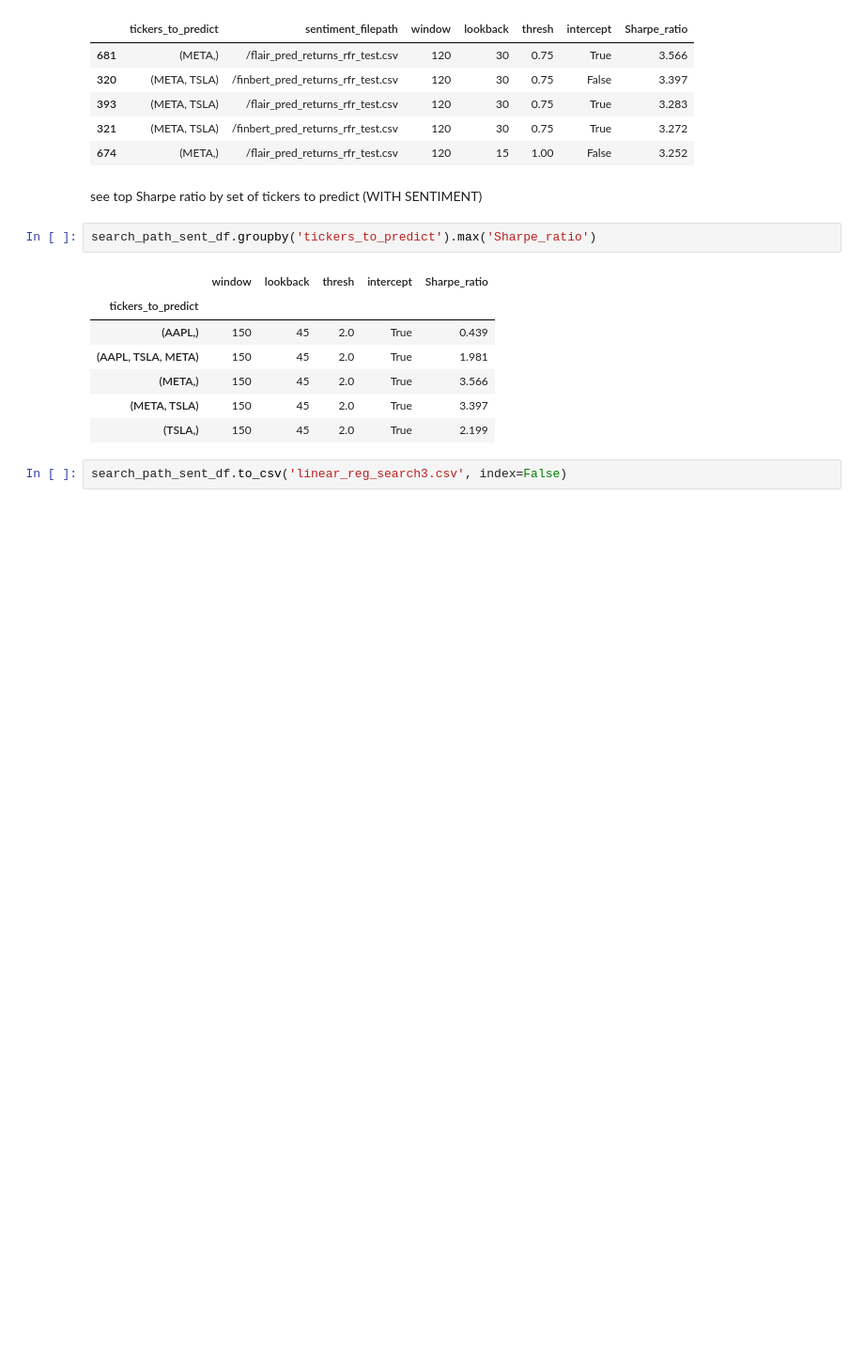
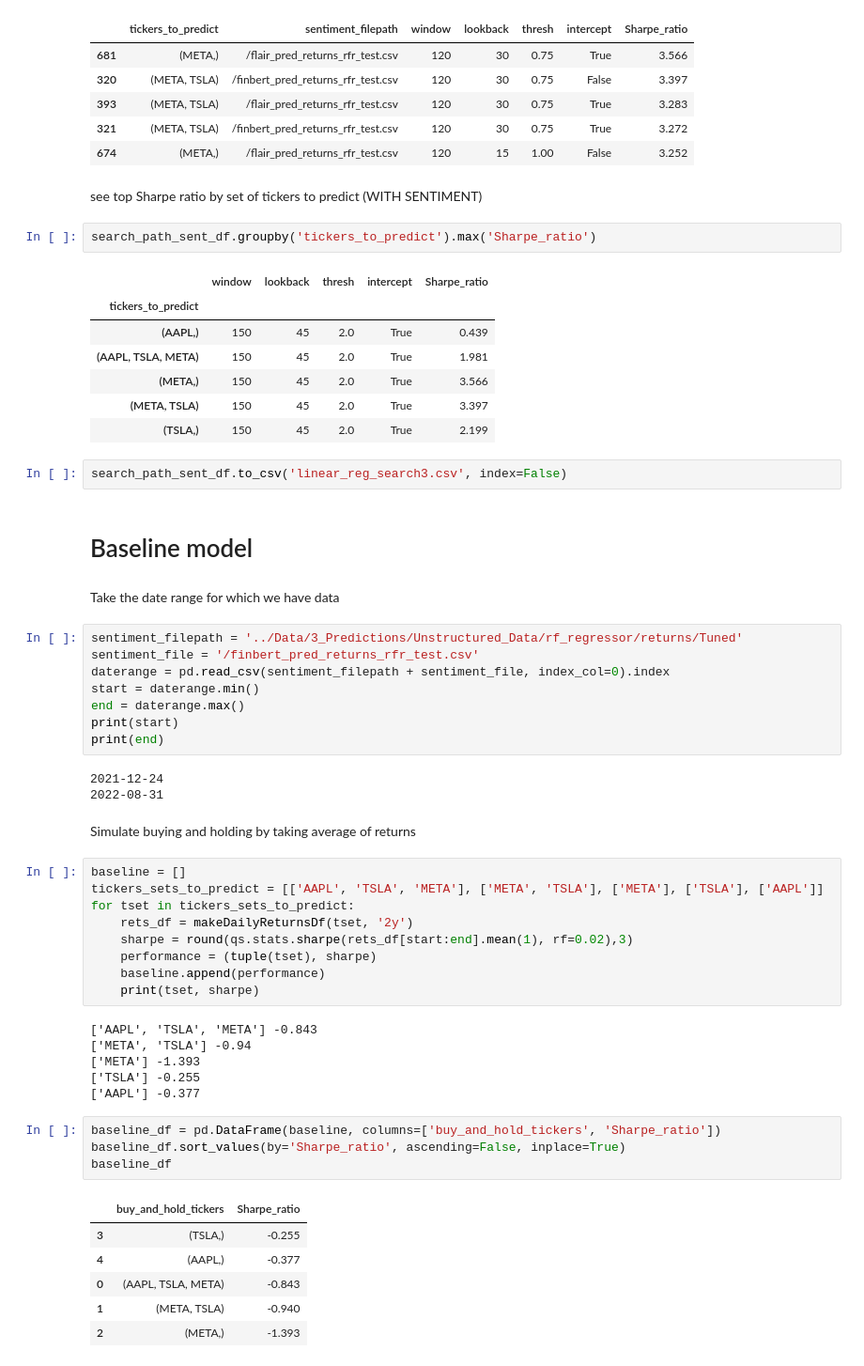
Before and after one commit to eltontay/Stock-Returns-Prediction-ML-Textual-Analysis, a Jupyter notebook: Data-Models/Linear_Regression_sent.ipynb, the cells around one changed output. Shown at 94% size. Cells and saved outputs as stored; diff of their text form; blank space fills up the shorter version.

Commit message:
Added comparison to baseline models

```diff
--- a/Data-Models/Linear_Regression_sent.ipynb
+++ b/Data-Models/Linear_Regression_sent.ipynb
@@ -514,3 +514,46 @@ search_path_sent_df.groupby('tickers_to_predict').max('Sharpe_ratio')
 | (TSLA,) | 150 | 45 | 2.0 | True | 2.199 |
 # %%
 search_path_sent_df.to_csv('linear_reg_search3.csv', index=False)
+# %% [markdown]
+# Baseline model
+# %% [markdown]
+Take the date range for which we have data
+# %%
+sentiment_filepath = '../Data/3_Predictions/Unstructured_Data/rf_regressor/returns/Tuned'
+sentiment_file = '/finbert_pred_returns_rfr_test.csv'
+daterange = pd.read_csv(sentiment_filepath + sentiment_file, index_col=0).index
+start = daterange.min()
+end = daterange.max()
+print(start)
+print(end)
+# %% [output]
+2021-12-24
+2022-08-31
+# %% [markdown]
+Simulate buying and holding by taking average of returns
+# %%
+baseline = []
+tickers_sets_to_predict = [['AAPL', 'TSLA', 'META'], ['META', 'TSLA'], ['META'], ['TSLA'], ['AAPL']]
+for tset in tickers_sets_to_predict:
+    rets_df = makeDailyReturnsDf(tset, '2y')
+    sharpe = round(qs.stats.sharpe(rets_df[start:end].mean(1), rf=0.02),3)
+    performance = (tuple(tset), sharpe)
+    baseline.append(performance)
+    print(tset, sharpe)
+# %% [output]
+['AAPL', 'TSLA', 'META'] -0.843
+['META', 'TSLA'] -0.94
+['META'] -1.393
+['TSLA'] -0.255
+['AAPL'] -0.377
+# %%
+baseline_df = pd.DataFrame(baseline, columns=['buy_and_hold_tickers', 'Sharpe_ratio'])
+baseline_df.sort_values(by='Sharpe_ratio', ascending=False, inplace=True)
+baseline_df
+# %% [output]
+|  | buy_and_hold_tickers | Sharpe_ratio |
+| 3 | (TSLA,) | -0.255 |
+| 4 | (AAPL,) | -0.377 |
+| 0 | (AAPL, TSLA, META) | -0.843 |
+| 1 | (META, TSLA) | -0.940 |
+| 2 | (META,) | -1.393 |
```
